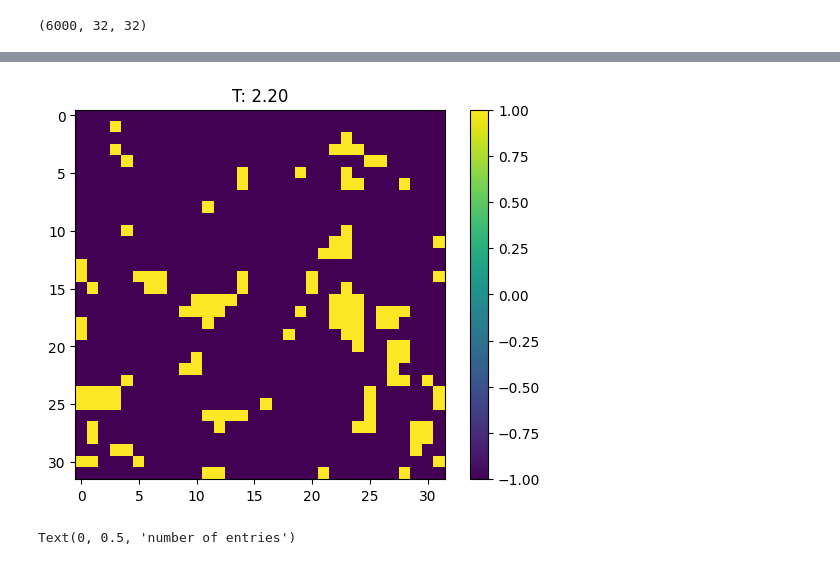
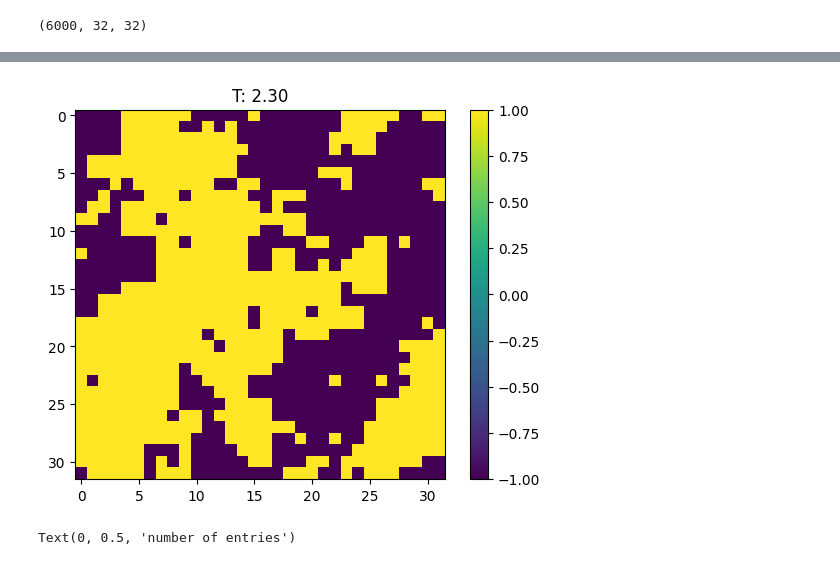
Before and after one commit to swagata87/IITKanpurPhy654, a Jupyter notebook: Ising_model.ipynb, the cells around one changed output, grey strips where cells are left out. Saved outputs shown, nothing was run; the diff lists cells and outputs as text; code cells hidden in the pictures.

```diff
--- a/Ising_model.ipynb
+++ b/Ising_model.ipynb
@@ -87,12 +87,12 @@ array([   36,   115,   126,   150,   165,   170,   176,   261,   272,
 # %%
-j=7091
+j=19979
 image = x_train[j]
 plot = plt.imshow(image)
 plt.title("T: %.2f" % T_train[j])
 plt.colorbar()
 plt.show()
 # %% [output]
-[figure, old version]
+[figure, new version]
 # %%
 plt.hist(T_test, bins=200)
 plt.xlabel("T")
```
Also changed, not shown: parts of 13 cells of this notebook.
